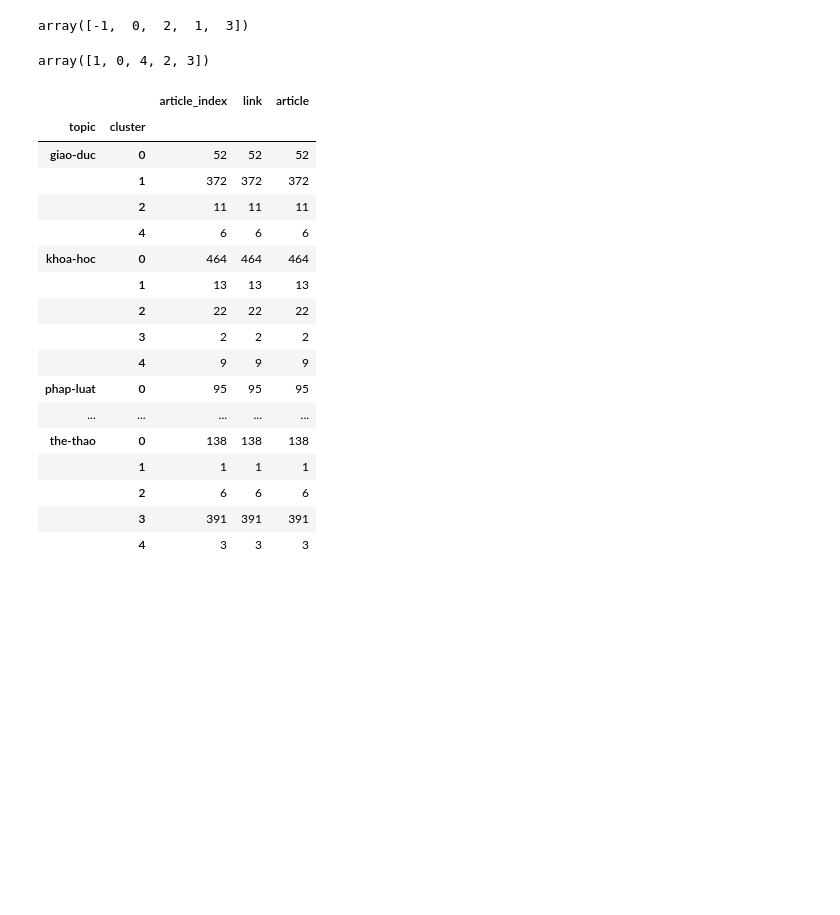
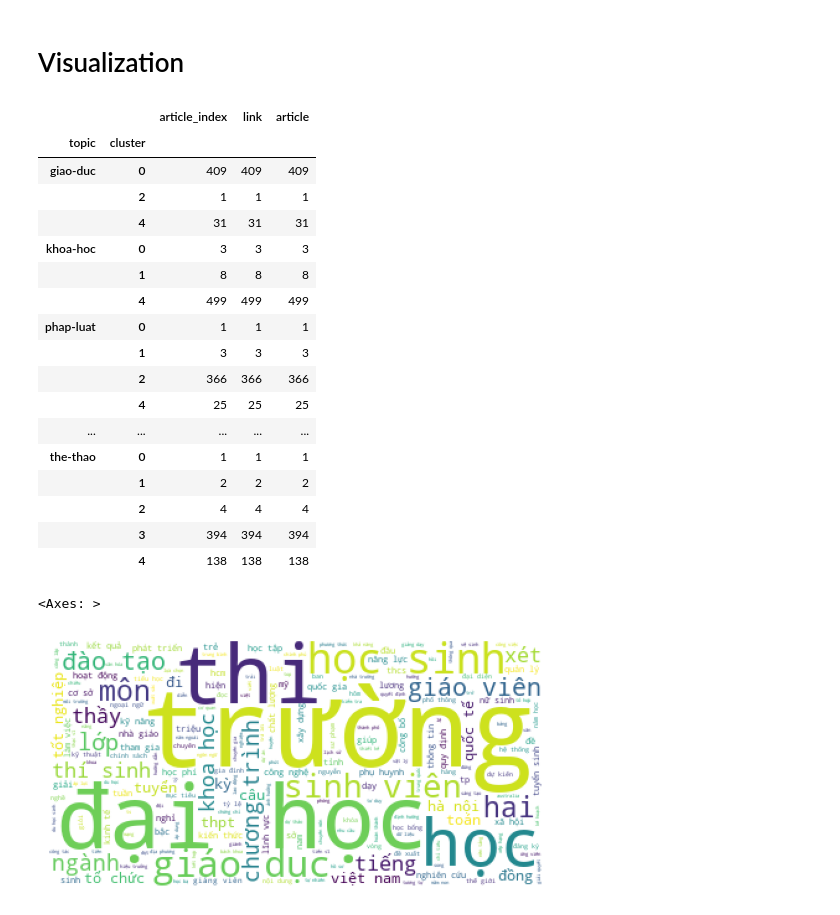
Before and after one commit to Ngoc-Cac/NLP_Final, a Jupyter notebook: Code/model_training.ipynb, the cells around one changed output. Cells and saved outputs as stored; diff of their text form; code cells hidden in the pictures; blank space fills up the shorter version.

```diff
--- a/Code/model_training.ipynb
+++ b/Code/model_training.ipynb
@@ -14,9 +98,24 @@ clusters = kmean.fit_predict(features)
+# %% [markdown]
+# Visualization
 # %%
-test = pd.concat([data, pd.DataFrame(clusters, columns=['cluster'])], axis=1)
-test.groupby(['topic', 'cluster']).count()
+clustered = pd.concat([data, pd.DataFrame(kmean_result, columns=['cluster'])], axis=1)
+clustered.groupby(['topic', 'cluster']).count()
+# %% [output]
+|  |  | article_index | link | article |
+| topic | cluster |  |  |  |
+| giao-duc | 0 | 409 | 409 | 409 |
+|  | 2 | 1 | 1 | 1 |
+|  | 4 | 31 | 31 | 31 |
+| khoa-hoc | 0 | 3 | 3 | 3 |
+|  | 1 | 8 | 8 | 8 |
+|  | 4 | 499 | 499 | 499 |
+| phap-luat | 0 | 1 | 1 | 1 |
+|  | 1 | 3 | 3 | 3 |
+|  | 2 | 366 | 366 | 366 |
+|  | 4 | 25 | 25 | 25 |
+| ... | ... | ... | ... | ... |
+| the-thao | 0 | 1 | 1 | 1 |
+|  | 1 | 2 | 2 | 2 |
+|  | 2 | 4 | 4 | 4 |
+|  | 3 | 394 | 394 | 394 |
+|  | 4 | 138 | 138 | 138 |
-# %%
-kmean = DBSCAN()
-clusters = kmean.fit_predict(features)
-pd.unique(clusters)
-# %% [output]
-array([-1,  0,  2,  1,  3])
@@ -26,28 +122,6 @@ test.groupby(['topic', 'cluster']).count()
-# %%
-kmean = AgglomerativeClustering(n_clusters=5)
-clusters = kmean.fit_predict(features)
-pd.unique(clusters)
-# %% [output]
-array([1, 0, 4, 2, 3])
-# %%
-test = pd.concat([data, pd.DataFrame(clusters, columns=['cluster'])], axis=1)
-test.groupby(['topic', 'cluster']).count()
-# %% [output]
-|  |  | article_index | link | article |
-| topic | cluster |  |  |  |
-| giao-duc | 0 | 52 | 52 | 52 |
-|  | 1 | 372 | 372 | 372 |
-|  | 2 | 11 | 11 | 11 |
-|  | 4 | 6 | 6 | 6 |
-| khoa-hoc | 0 | 464 | 464 | 464 |
-|  | 1 | 13 | 13 | 13 |
-|  | 2 | 22 | 22 | 22 |
-|  | 3 | 2 | 2 | 2 |
-|  | 4 | 9 | 9 | 9 |
-| phap-luat | 0 | 95 | 95 | 95 |
-| ... | ... | ... | ... | ... |
-| the-thao | 0 | 138 | 138 | 138 |
-|  | 1 | 1 | 1 | 1 |
-|  | 2 | 6 | 6 | 6 |
-|  | 3 | 391 | 391 | 391 |
-|  | 4 | 3 | 3 | 3 |
+# %%
+draw_wordcloud(clustered[clustered['cluster'] == 0]['article'], plt.gca(),
+               background_color='white')
+# %% [output]
+<Axes: >
+[figure, added]
```
Also changed, not shown: parts of 13 cells of this notebook, 3 other files.
